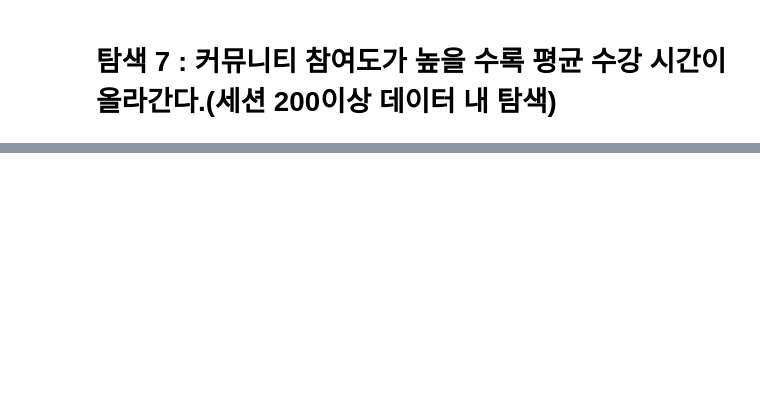
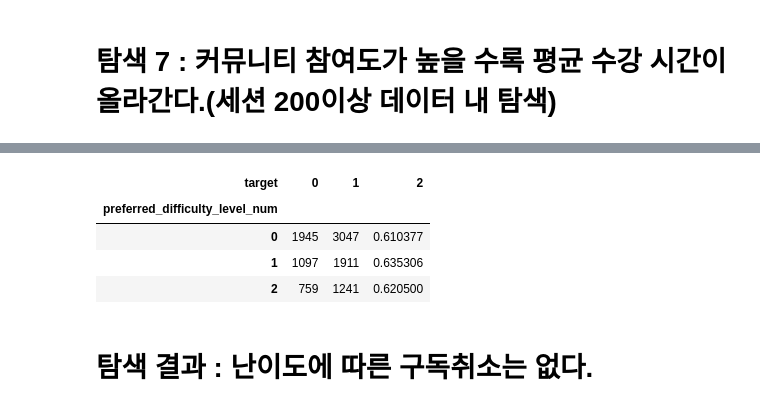
Before and after one commit to min01118/WASSUP4, a Jupyter notebook: 05_Data_Analysis/DA_Mini_Project.ipynb, the cells around one changed output, grey strips where cells are left out. Drawn from its saved outputs; the diff is of its cells as text; code cells hidden in the pictures; blank space fills up the shorter version.

```diff
--- a/05_Data_Analysis/DA_Mini_Project.ipynb
+++ b/05_Data_Analysis/DA_Mini_Project.ipynb
@@ -1156,0 +1164,12 @@ plt.show()
+# %%
+a = df.pivot_table(values="user_id", index="preferred_difficulty_level_num", columns="target",aggfunc='count')
+a[2] = a[1]/(a[1]+a[0])
+a
+# %% [output]
+| target | 0 | 1 | 2 |
+| preferred_difficulty_level_num |  |  |  |
+| 0 | 1945 | 3047 | 0.610377 |
+| 1 | 1097 | 1911 | 0.635306 |
+| 2 | 759 | 1241 | 0.620500 |
+# %% [markdown]
+# 탐색 결과 : 난이도에 따른 구독취소는 없다.
```
Also changed, not shown: parts of 6 cells of this notebook.
